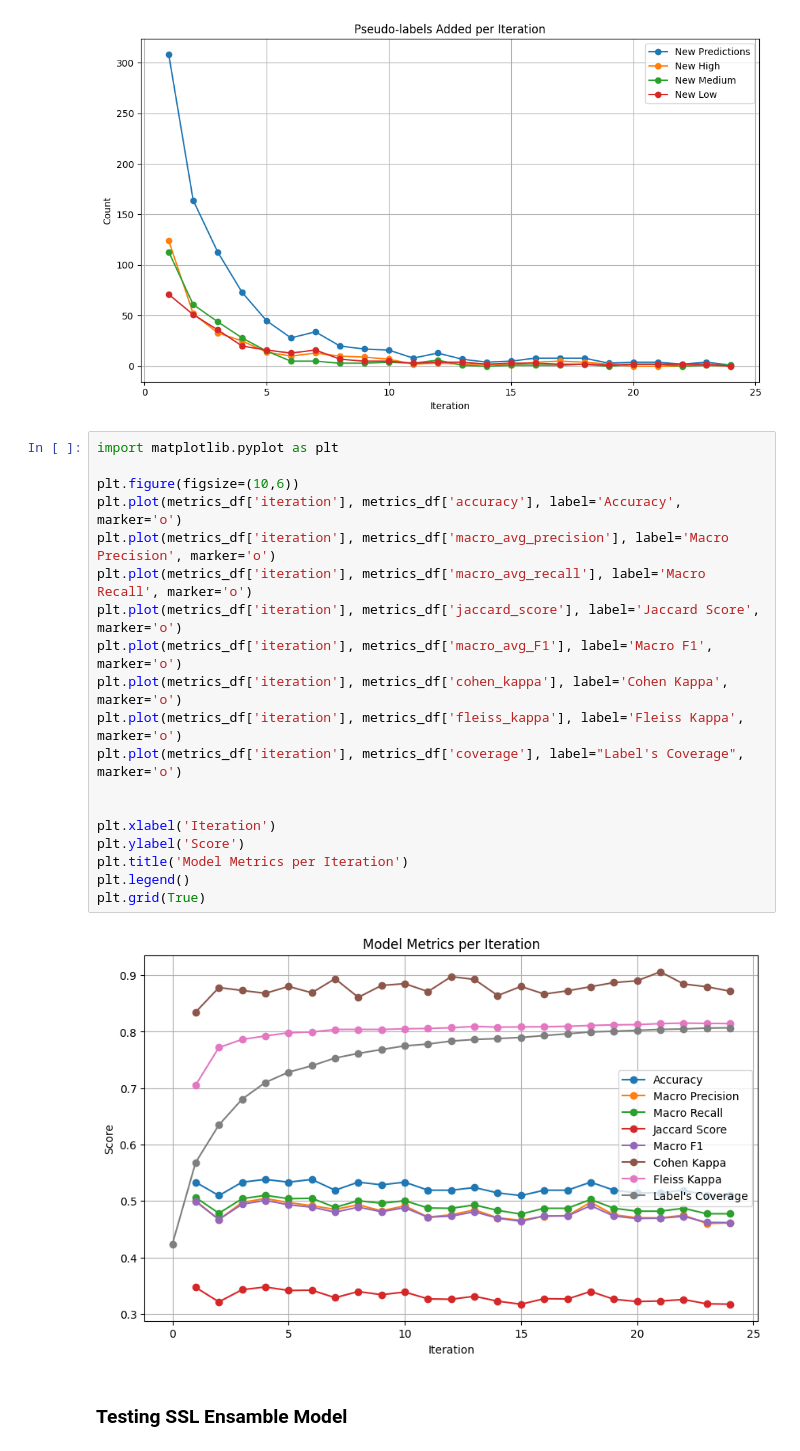
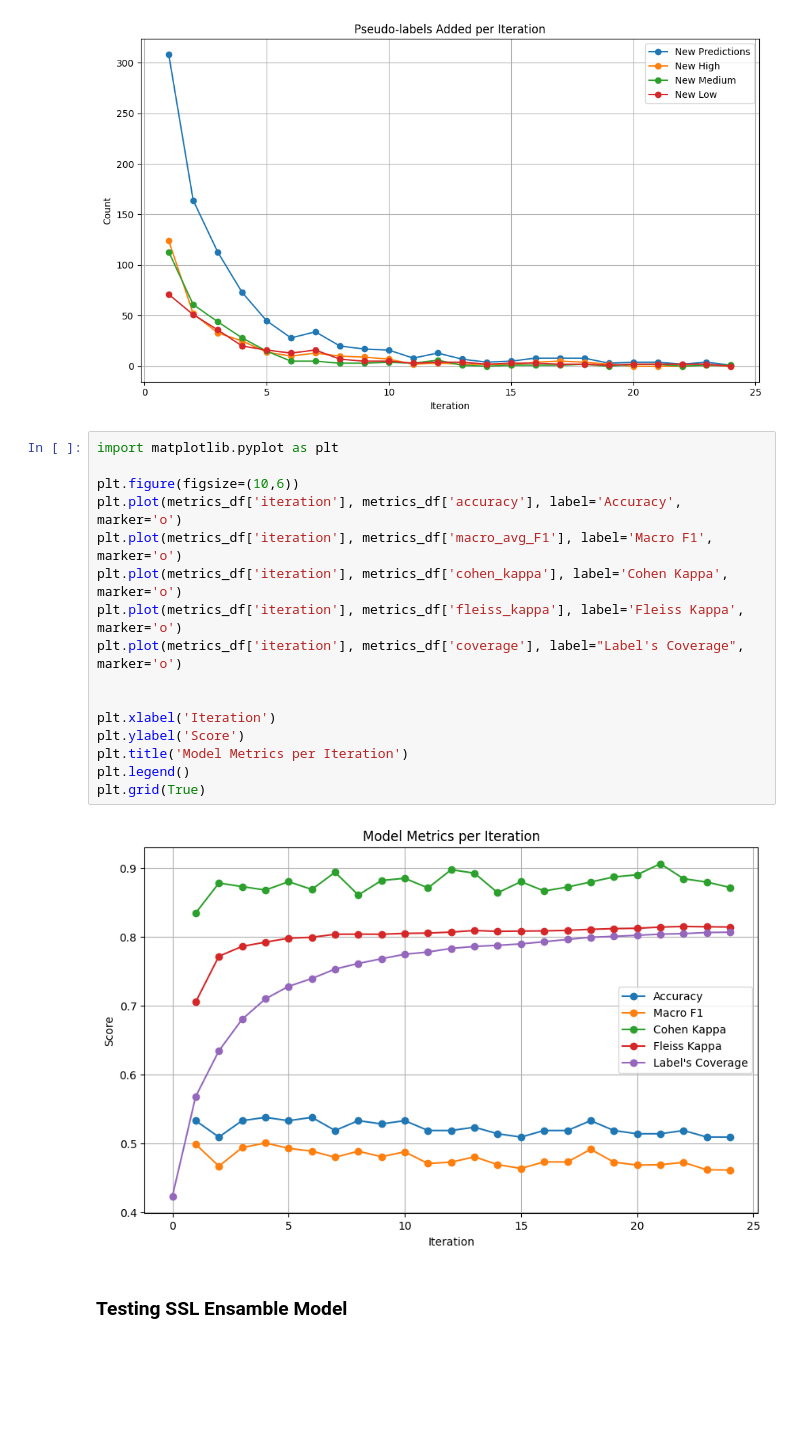
Before and after one commit to raqcoss/ML-water, a Jupyter notebook: self_learning.ipynb, the cells around one changed output. Cells and saved outputs as stored; diff of their text form; blank space fills up the shorter version.

```diff
--- a/self_learning.ipynb
+++ b/self_learning.ipynb
@@ -337,24 +337,21 @@ plt.show()
 # %%
 import matplotlib.pyplot as plt
 
 plt.figure(figsize=(10,6))
 plt.plot(metrics_df['iteration'], metrics_df['accuracy'], label='Accuracy', marker='o')
-plt.plot(metrics_df['iteration'], metrics_df['macro_avg_precision'], label='Macro Precision', marker='o')
-plt.plot(metrics_df['iteration'], metrics_df['macro_avg_recall'], label='Macro Recall', marker='o')
-plt.plot(metrics_df['iteration'], metrics_df['jaccard_score'], label='Jaccard Score', marker='o')
 plt.plot(metrics_df['iteration'], metrics_df['macro_avg_F1'], label='Macro F1', marker='o')
 plt.plot(metrics_df['iteration'], metrics_df['cohen_kappa'], label='Cohen Kappa', marker='o')
 plt.plot(metrics_df['iteration'], metrics_df['fleiss_kappa'], label='Fleiss Kappa', marker='o')
 plt.plot(metrics_df['iteration'], metrics_df['coverage'], label="Label's Coverage", marker='o')
 
 
 plt.xlabel('Iteration')
 plt.ylabel('Score')
 plt.title('Model Metrics per Iteration')
 plt.legend()
 plt.grid(True)
 # %% [output]
-[figure, old version]
+[figure, new version]
 # %% [markdown]
 ### Testing SSL Ensamble Model
 # %%
```
Also changed, not shown: parts of 2 cells of this notebook.
